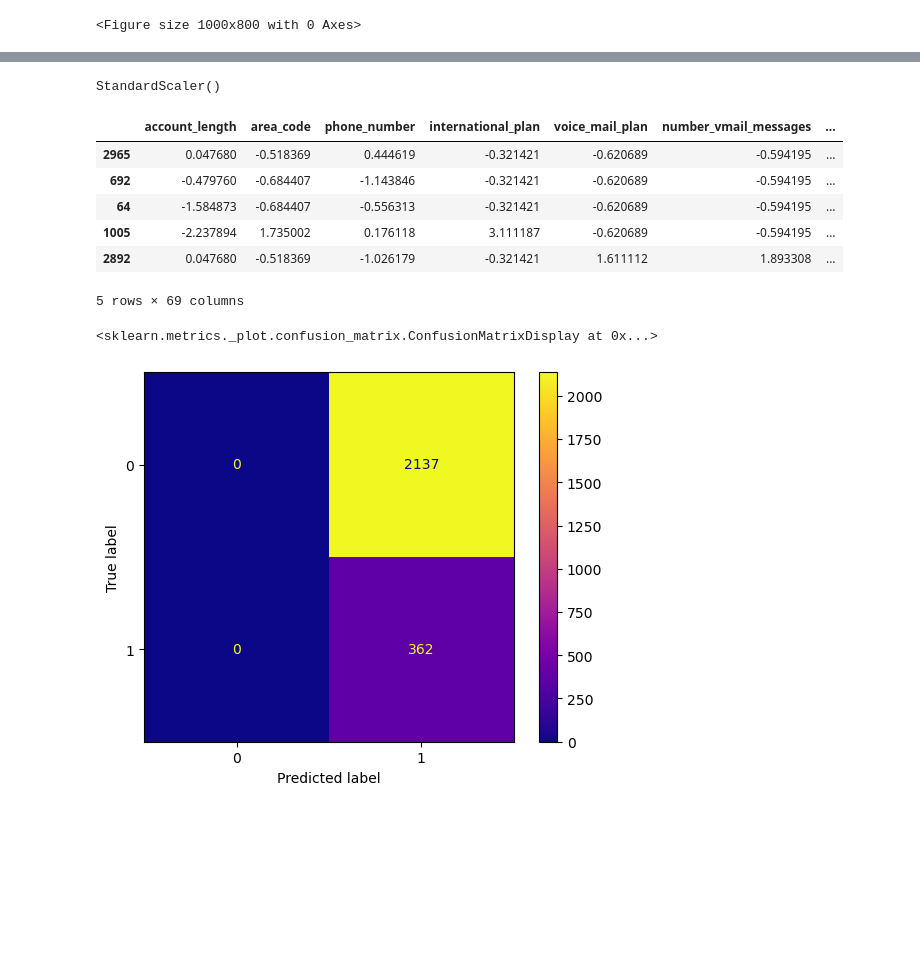
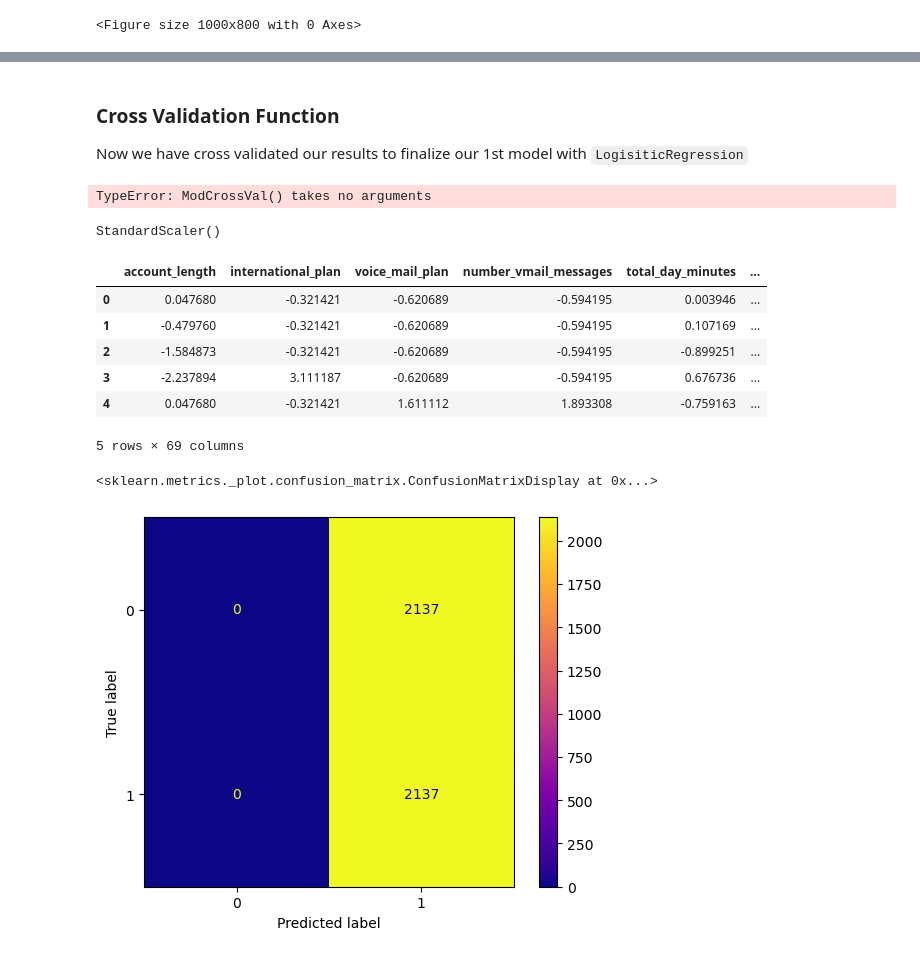
Before and after one commit to erankova/Phase_3_Project, a Jupyter notebook: Phase_3_Project.ipynb, the cells around one changed output, grey strips where cells are left out. Drawn from its saved outputs; the diff is of its cells as text; code cells hidden in the pictures; blank space fills up the shorter version.

Commit message:
workin on cross validation

```diff
--- a/Phase_3_Project.ipynb
+++ b/Phase_3_Project.ipynb
@@ -470,0 +515,4 @@ With average recall score: 0.7908205476153997
+# %% [markdown]
+### Cross Validation Function
+
+Now we have cross validated our results to finalize our 1st model with `LogisiticRegression`
@@ -470,0 +565,4 @@ With average recall score: 0.7908205476153997
+# %%
+test = ModCrossVal(logreg_model_l1, "Logistic L1", X_train_resampled, y_train_resampled)
+# %% [output]
+TypeError: ModCrossVal() takes no arguments
@@ -474,7 +581,7 @@ scaler.fit(X_train)
 # %% [output]
 StandardScaler()
 # %%
-def scale(X, scaler):
+def scale_values(X, scaler):
     '''
     Takes DataFrame and fitted scaler as input.
     '''
@@ -482,21 +589,21 @@ def scale(X, scaler):
     X_scaled = pd.DataFrame(X_scaled,columns=X.columns,index=X.index)
     return X_scaled
 # %%
-X_train_scaled = scale(X_train,scaler)
+X_train_scaled = scale(X_train_resampled,scaler)
 X_train_scaled.head()
 # %% [output]
-|  | account_length | area_code | phone_number | international_plan | voice_mail_plan | number_vmail_messages | ... |
-| 2965 | 0.047680 | -0.518369 | 0.444619 | -0.321421 | -0.620689 | -0.594195 | ... |
-| 692 | -0.479760 | -0.684407 | -1.143846 | -0.321421 | -0.620689 | -0.594195 | ... |
-| 64 | -1.584873 | -0.684407 | -0.556313 | -0.321421 | -0.620689 | -0.594195 | ... |
-| 1005 | -2.237894 | 1.735002 | 0.176118 | 3.111187 | -0.620689 | -0.594195 | ... |
-| 2892 | 0.047680 | -0.518369 | -1.026179 | -0.321421 | 1.611112 | 1.893308 | ... |
+|  | account_length | international_plan | voice_mail_plan | number_vmail_messages | total_day_minutes | ... |
+| 0 | 0.047680 | -0.321421 | -0.620689 | -0.594195 | 0.003946 | ... |
+| 1 | -0.479760 | -0.321421 | -0.620689 | -0.594195 | 0.107169 | ... |
+| 2 | -1.584873 | -0.321421 | -0.620689 | -0.594195 | -0.899251 | ... |
+| 3 | -2.237894 | 3.111187 | -0.620689 | -0.594195 | 0.676736 | ... |
+| 4 | 0.047680 | -0.321421 | 1.611112 | 1.893308 | -0.759163 | ... |
 5 rows × 69 columns
 # %%
-logreg_scaled = LogisticRegression(random_state=42,penalty=None)
-logreg_scaled.fit(X_train_scaled,y_train)
+logreg_scaled = LogisticRegression(random_state=42,solver='liblinear',penalty='l1')
+logreg_scaled.fit(X_train_scaled,y_train_resampled)
 
-ConfusionMatrixDisplay.from_estimator(logreg_scaled,X_train,y_train,cmap='plasma')
+ConfusionMatrixDisplay.from_estimator(logreg_scaled,X_train_resampled,y_train_resampled,cmap='plasma')
 # %% [output]
 <sklearn.metrics._plot.confusion_matrix.ConfusionMatrixDisplay at 0x...>
-[figure, old version]
+[figure, new version]
```
Also changed, not shown: parts of 7 cells of this notebook.
